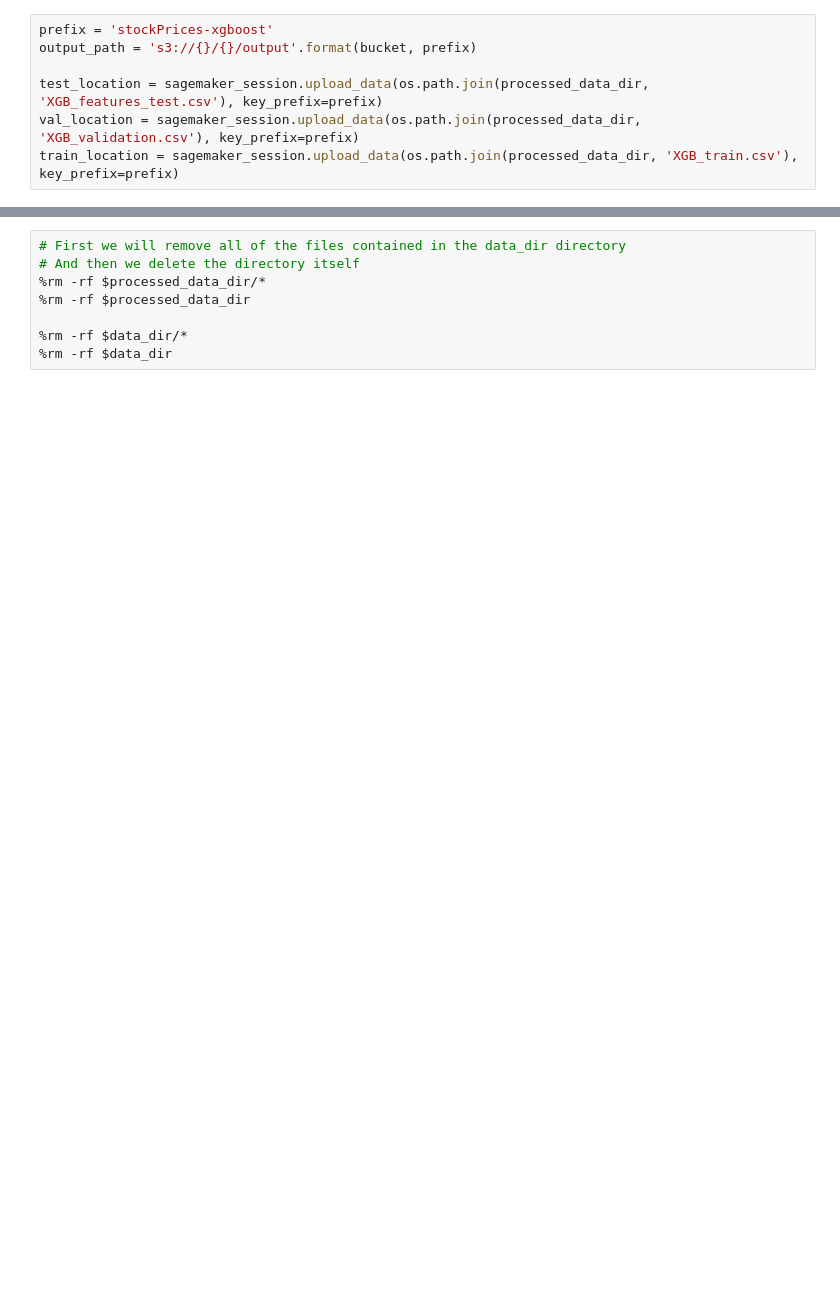
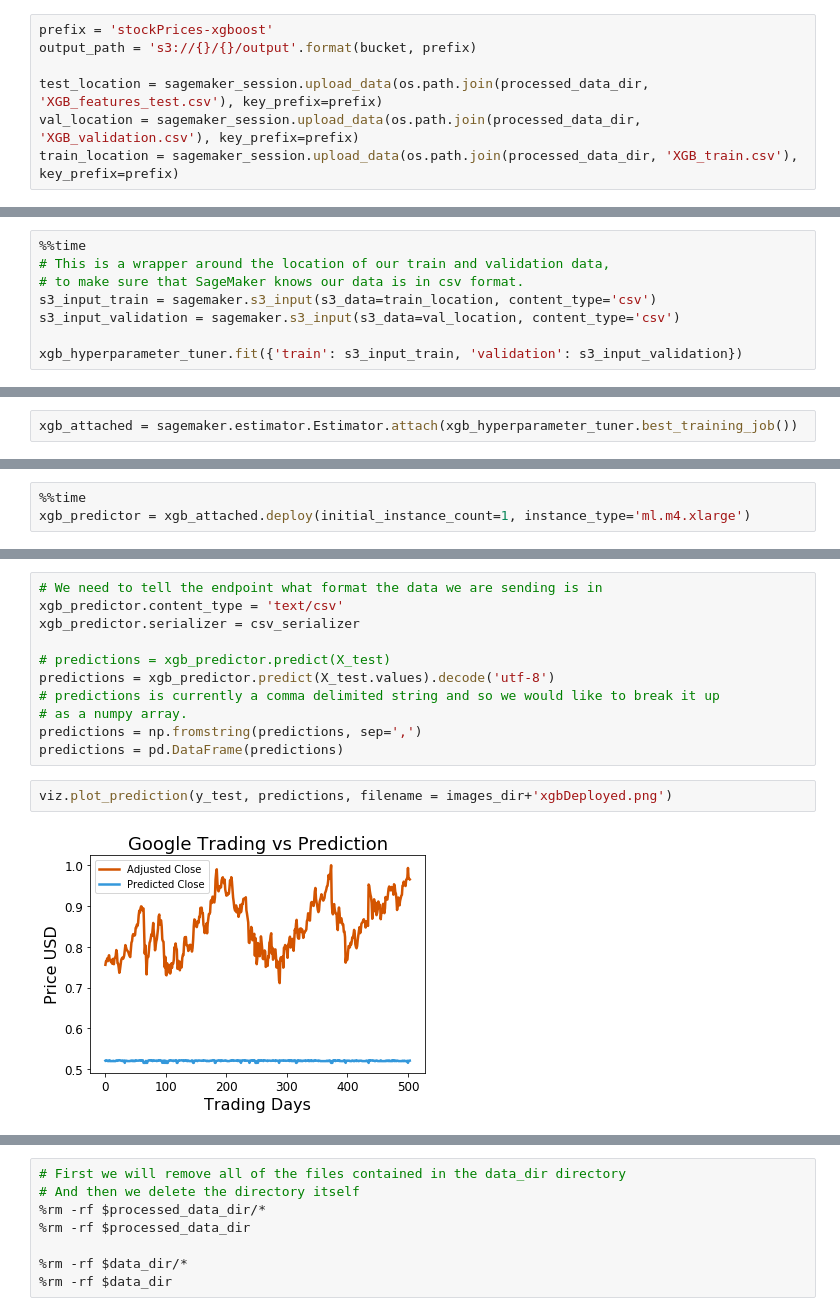
Before and after one commit to suyashtn/machine-learing-projects, a Jupyter notebook: Predict_Stock_Prices/Stock_Price_Prediction.ipynb, the cells around one changed output, grey strips where cells are left out. Saved outputs shown, nothing was run; the diff lists cells and outputs as text; blank space fills up the shorter version.

```diff
--- a/Predict_Stock_Prices/Stock_Price_Prediction.ipynb
+++ b/Predict_Stock_Prices/Stock_Price_Prediction.ipynb
@@ -325,0 +594,8 @@ print("{:<11} {:.8f} MSE ({:.8f} RMSE)".format('Score:', score, math.sqrt(score)
+# %%
+%%time
+# This is a wrapper around the location of our train and validation data,
+# to make sure that SageMaker knows our data is in csv format.
+s3_input_train = sagemaker.s3_input(s3_data=train_location, content_type='csv')
+s3_input_validation = sagemaker.s3_input(s3_data=val_location, content_type='csv')
+
+xgb_hyperparameter_tuner.fit({'train': s3_input_train, 'validation': s3_input_validation})
@@ -325,0 +620,2 @@ print("{:<11} {:.8f} MSE ({:.8f} RMSE)".format('Score:', score, math.sqrt(score)
+# %%
+xgb_attached = sagemaker.estimator.Estimator.attach(xgb_hyperparameter_tuner.best_training_job())
@@ -325,0 +670,3 @@ print("{:<11} {:.8f} MSE ({:.8f} RMSE)".format('Score:', score, math.sqrt(score)
+# %%
+%%time
+xgb_predictor = xgb_attached.deploy(initial_instance_count=1, instance_type='ml.m4.xlarge')
@@ -325,0 +679,15 @@ print("{:<11} {:.8f} MSE ({:.8f} RMSE)".format('Score:', score, math.sqrt(score)
+# %%
+# We need to tell the endpoint what format the data we are sending is in
+xgb_predictor.content_type = 'text/csv'
+xgb_predictor.serializer = csv_serializer
+
+# predictions = xgb_predictor.predict(X_test)
+predictions = xgb_predictor.predict(X_test.values).decode('utf-8')
+# predictions is currently a comma delimited string and so we would like to break it up
+# as a numpy array.
+predictions = np.fromstring(predictions, sep=',')
+predictions = pd.DataFrame(predictions)
+# %%
+viz.plot_prediction(y_test, predictions, filename = images_dir+'xgbDeployed.png')
+# %% [output]
+[figure, added]
```
Also changed, not shown: parts of 151 cells of this notebook, 23 other files.
